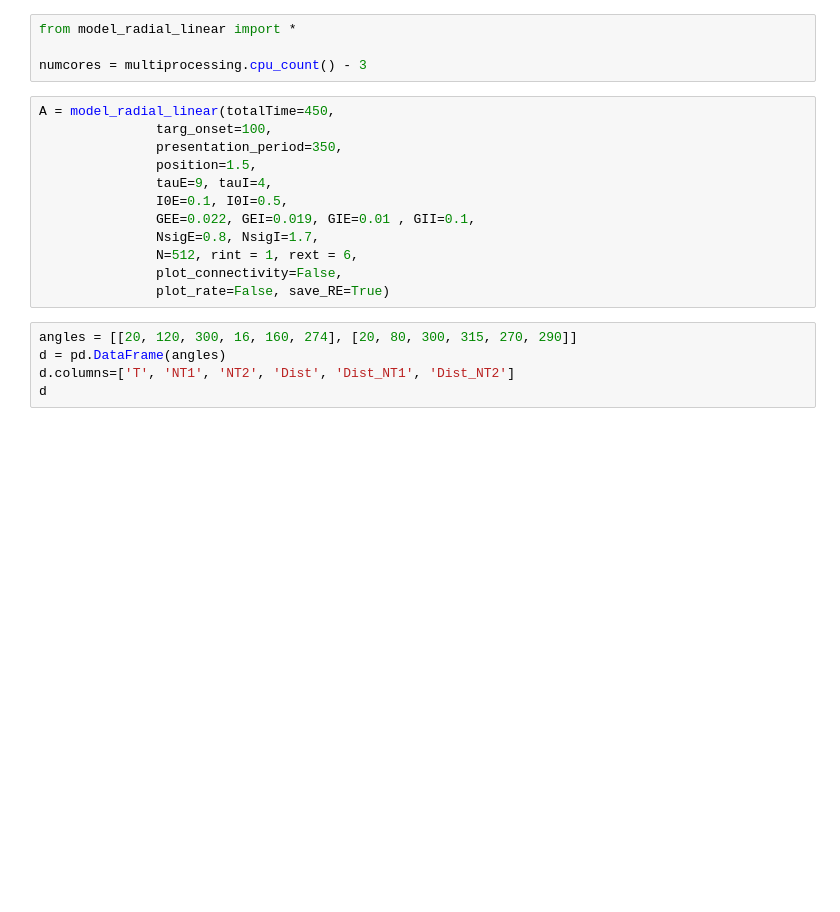
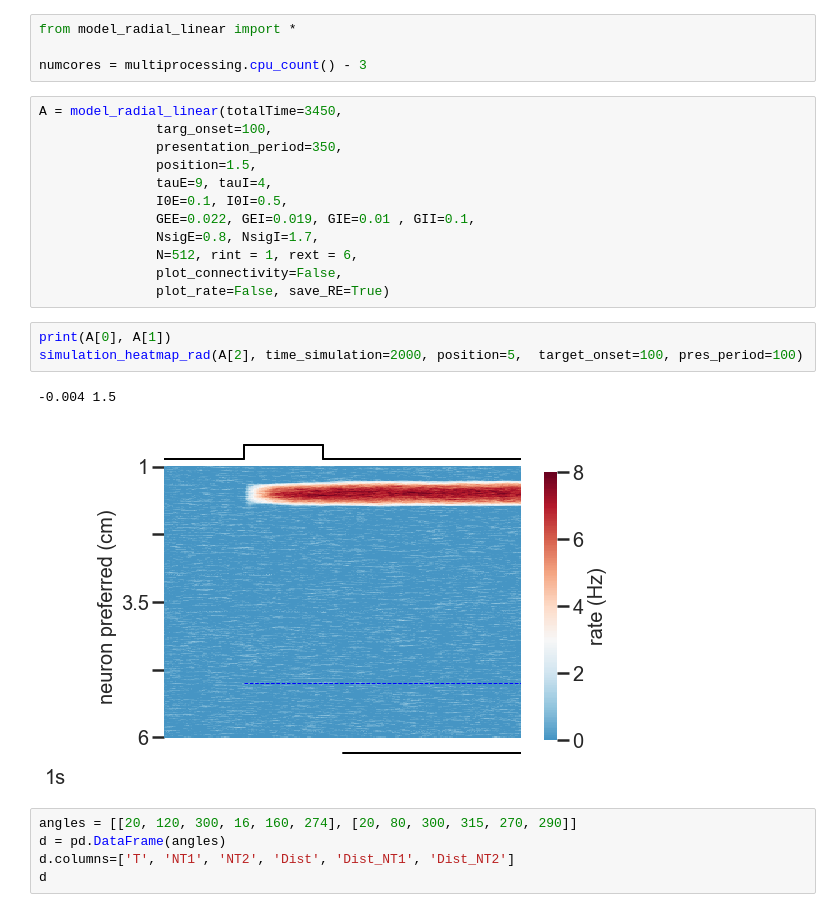
Before and after one commit to davidbestue/interference_topography, a Jupyter notebook: simulations/model/radial/results_simulation_linear.ipynb, the cells around one changed output. Saved outputs shown, nothing was run; the diff lists cells and outputs as text; blank space fills up the shorter version.

```diff
--- a/simulations/model/radial/results_simulation_linear.ipynb
+++ b/simulations/model/radial/results_simulation_linear.ipynb
@@ -63,7 +63,7 @@ from model_radial_linear import *
 
 numcores = multiprocessing.cpu_count() - 3
 # %%
-A = model_radial_linear(totalTime=450,
+A = model_radial_linear(totalTime=3450,
 	           targ_onset=100,
 	           presentation_period=350,
 	           position=1.5,
@@ -74,6 +74,12 @@ A = model_radial_linear(totalTime=450,
 	           N=512, rint = 1, rext = 6,
 	           plot_connectivity=False,
 	           plot_rate=False, save_RE=True)
+# %%
+print(A[0], A[1])
+simulation_heatmap_rad(A[2], time_simulation=2000, position=5,  target_onset=100, pres_period=100)
+# %% [output]
+-0.004 1.5
+[figure, added]
 # %%
 angles = [[20, 120, 300, 16, 160, 274], [20, 80, 300, 315, 270, 290]]
 d = pd.DataFrame(angles)
```
Also changed, not shown: 2 other files.
